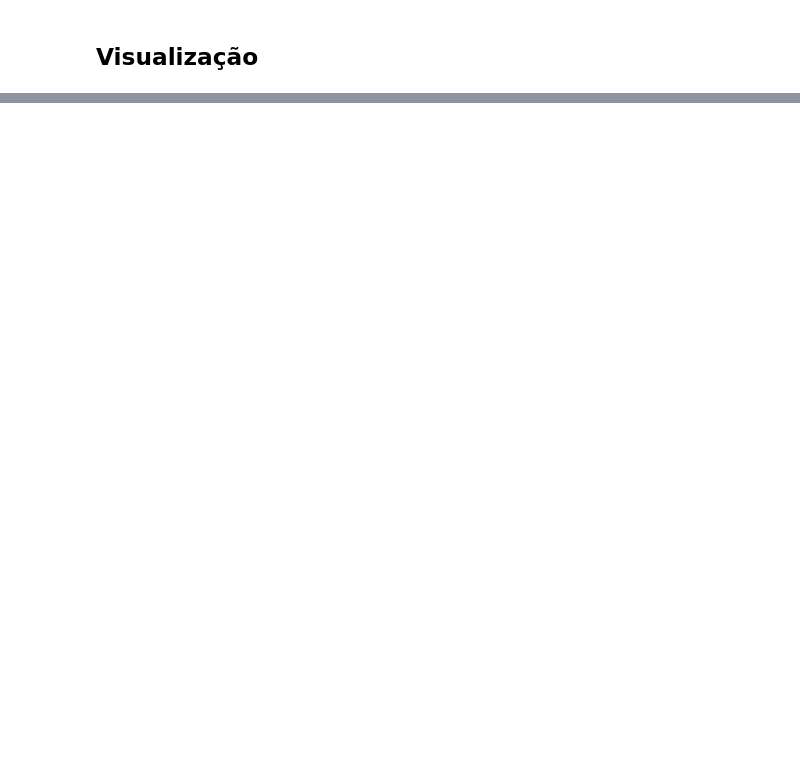
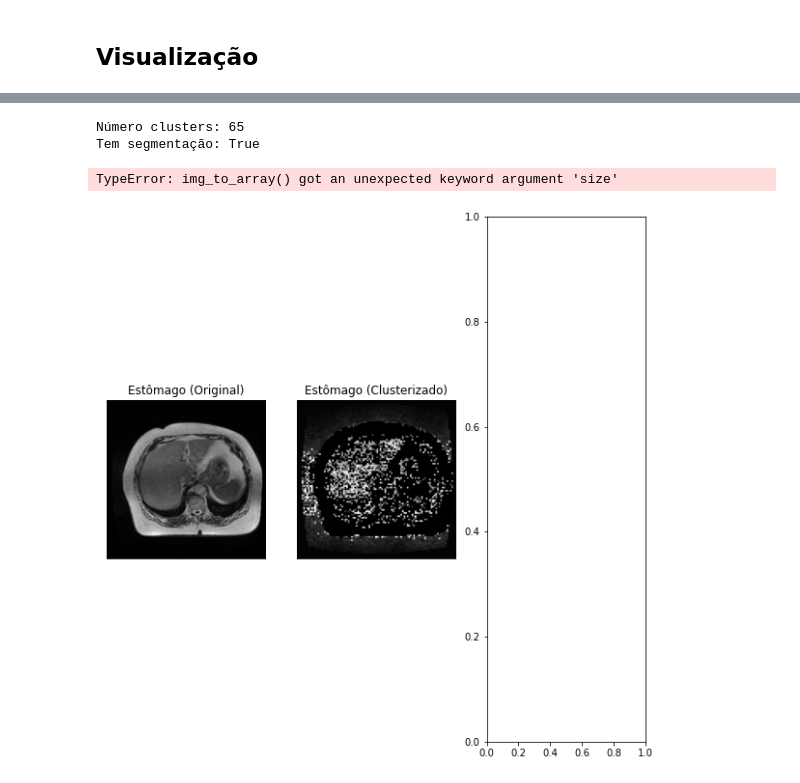
Before and after one commit to PauloUbirajara/uw-madison-image-segmentation, a Jupyter notebook: clusterization.ipynb, the cells around one changed output, grey strips where cells are left out. Drawn from its saved outputs; the diff is of its cells as text; code cells hidden in the pictures; blank space fills up the shorter version.

```diff
--- a/clusterization.ipynb
+++ b/clusterization.ipynb
@@ -138,0 +118,60 @@ df_dados.reset_index().drop(columns=['index']).to_feather('train_imagens_cluster
+# %%
+linha = df_dados[df_dados['segmentation'].notnull()].sample(n=1).iloc[0]
+
+print('Número clusters:', max(linha['clusters']))
+print('Tem segmentação:', bool(linha['segmentation']))
+
+# Desenhar
+fig = plt.figure(figsize=(10, 10))
+fig.patch.set_alpha(1)
+
+ax = plt.subplot(1, 3, 1)
+ax.imshow(plt.imread(linha['image']), cmap='gray')
+plt.xticks([])
+plt.yticks([])
+plt.title(nomes[linha['class']] + ' (Original)')
+
+ax = plt.subplot(1, 3, 2)
+ax.imshow(linha['clusters'].reshape(largura, altura), cmap='gray')
+plt.xticks([])
+plt.yticks([])
+plt.title(nomes[linha['class']] + ' (Clusterizado)')
+
+if linha['segmentation']:
+	segmentation = linha['segmentation']
+	segmentation_rle = decode_rle(segmentation, shape=(linha['width'], linha['height']))
+	ax = plt.subplot(1, 3, 3)
+	# TODO Alterar tamaho da imagem de segmentação ou entao clusetrizar com tamaho original
+	# segmentation_rle = image.l(image.array_to_img(segmentation_rle.reshape(segmentation_rle.shape[0], segmentation_rle.shape[1], 1)), size=(largura, altura))
+
+	ax.imshow(np.array(segmentation_rle).reshape(largura, altura), cmap='gray')
+	plt.xticks([])
+	plt.yticks([])
+	plt.title(nomes[linha['class']] + ' (Clusterizado + Segmentação)')
+else:
+	exit(1)
+
+
+plt.show()
+
+max_clusters = 10
+fig, axs = plt.subplots(2, 5, figsize=(10, 6))
+fig.patch.set_alpha(1)
+for i in range(max_clusters):
+	cluster_selecionado = i
+	d = pd.DataFrame(linha['clusters']).applymap(lambda x: 1 if x == cluster_selecionado else 0)
+	d = np.array(d.values).reshape(largura, altura)
+	axs[i//5][i%5].imshow(d, cmap='gray')
+	axs[i//5][i%5].set_title(f'Cluster: {cluster_selecionado}')
+	axs[i//5][i%5].set_xticks([])
+	axs[i//5][i%5].set_yticks([])
+
+plt.tight_layout()
+
+# plt.title(nomes[linha['class']] + ' (Segmentado)')
+# plt.show()
+# %% [output]
+Número clusters: 65
+Tem segmentação: True
+TypeError: img_to_array() got an unexpected keyword argument 'size'
+[figure, added]
```
Also changed, not shown: parts of 8 cells of this notebook, 3 other files.
